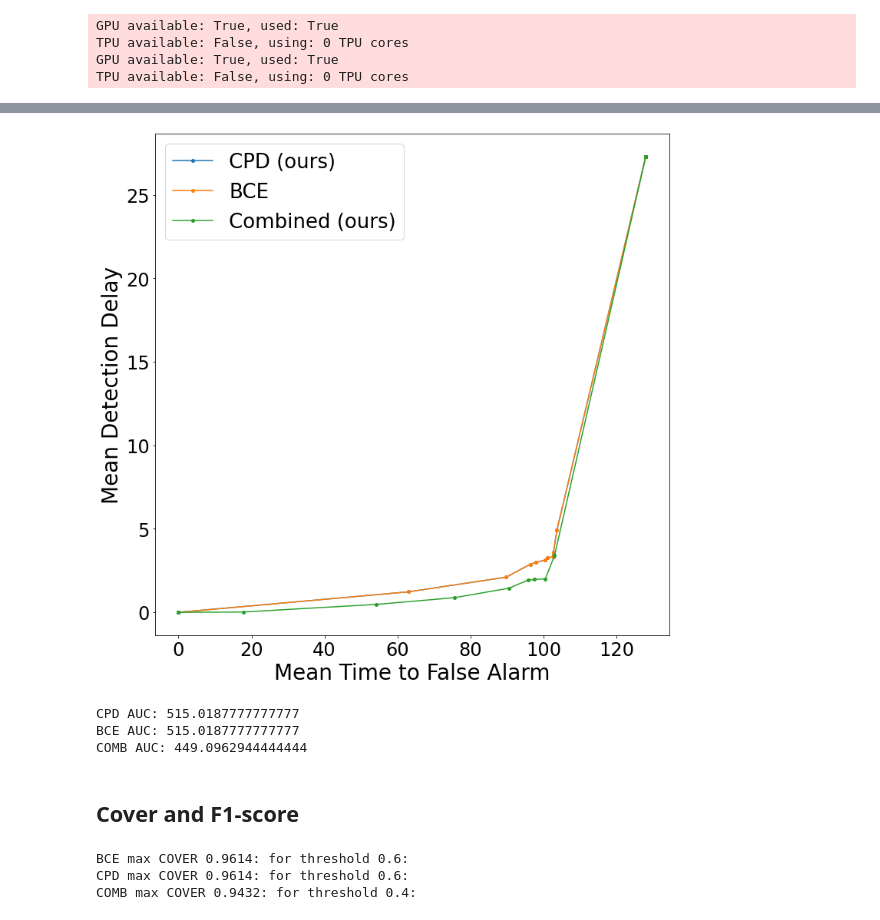
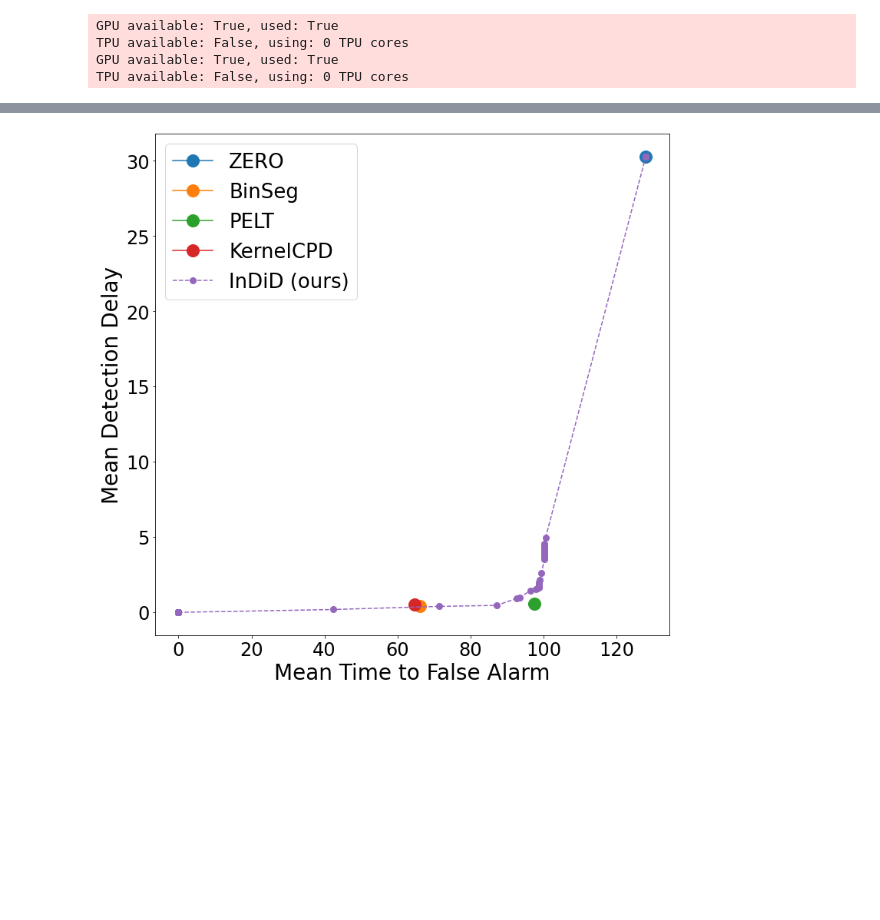
Before and after one commit to romanenkova95/InDiD, a Jupyter notebook: CPD_synthetic_1D.ipynb, the cells around one changed output, grey strips where cells are left out. Drawn from its saved outputs; the diff is of its cells as text; code cells hidden in the pictures; blank space fills up the shorter version.

```diff
--- a/CPD_synthetic_1D.ipynb
+++ b/CPD_synthetic_1D.ipynb
@@ -287,0 +347,2 @@ combined_model_2.to('cuda')
+# %%
+_, delay_list_zero, fp_delay_list_zero = metrics.evaluation_pipeline(zero_model, cpd_model.val_dataloader(), [0.5], device='cuda', verbose=True)
@@ -287,0 +358,2 @@ combined_model_2.to('cuda')
+# %%
+_, delay_list_binseg, fp_delay_list_binseg = metrics.evaluation_pipeline(binseg_model, cpd_model.val_dataloader(), [0.5], device='cuda', verbose=True)
@@ -287,0 +369,2 @@ combined_model_2.to('cuda')
+# %%
+_, delay_list_pelt, fp_delay_list_pelt = metrics.evaluation_pipeline(pelt_model, cpd_model.val_dataloader(), [0.5], device='cuda', verbose=True)
@@ -287,0 +380,2 @@ combined_model_2.to('cuda')
+# %%
+_, delay_list_kernel, fp_delay_list_kernel = metrics.evaluation_pipeline(kernel_model, cpd_model.val_dataloader(), [0.5], device='cuda', verbose=True)
@@ -288,23 +391,18 @@ combined_model_2.to('cuda')
 # %%
 plt.figure(figsize=(12, 12))
-plt.plot(fp_delay_list, delay_list, '-o', markersize=4, label='CPD (ours)')
-plt.plot(fp_delay_list_bce, delay_list_bce, '-o', markersize=4, label='BCE')
-plt.plot(fp_delay_list_comb, delay_list_comb, '-o', markersize=4, label='Combined (ours)')
+plt.plot(fp_delay_list_zero, delay_list_zero, '-o', markersize=16, label='ZERO')
+#plt.plot(fp_delay_list_l2, delay_list_l2, '--o', markersize=8, label='L2')
+plt.plot(fp_delay_list_binseg, delay_list_binseg, '-o', markersize=16, label='BinSeg')
+plt.plot(fp_delay_list_pelt, delay_list_pelt, '-o', markersize=16, label='PELT')
+plt.plot(fp_delay_list_kernel, delay_list_kernel, '-o', markersize=16, label='KernelCPD')
+#plt.plot(fp_delay_list_cpd, delay_list_cpd, '-o', markersize=8, label='CPD (ours)')
+#plt.plot(fp_delay_list_bce, delay_list_bce, '--o', markersize=8, label='BCE')
+plt.plot(fp_delay_list_comb, delay_list_comb, '--o', markersize=8, label='InDiD (ours)')
 
 plt.xlabel('Mean Time to False Alarm', fontsize=28)
 plt.ylabel('Mean Detection Delay', fontsize=28)
 plt.xticks(fontsize=24)
 plt.yticks(fontsize=24)
 plt.legend(loc='upper left', fontsize=26);
 # %% [output]
-[figure, old version]
+[figure, new version]
-# %%
-print('CPD AUC:', metrics.area_under_graph(delay_list, fp_delay_list))
-print('BCE AUC:', metrics.area_under_graph(delay_list_bce, fp_delay_list_bce))
-print('COMB AUC:', metrics.area_under_graph(delay_list_comb, fp_delay_list_comb))
-# %% [output]
-CPD AUC: 515.0187777777777
-BCE AUC: 515.0187777777777
-COMB AUC: 449.0962944444444
-# %% [markdown]
-## Cover and F1-score
@@ -325,16 +408,0 @@ for th in threshold_list:
-# %%
-metrics_dict = cpd_cover_dict
-print('BCE max COVER {}: for threshold {}:'.format(round(metrics_dict[max(metrics_dict, key=metrics_dict.get)], 4),
-                                               max(metrics_dict, key=metrics_dict.get)))
-
-metrics_dict = bce_cover_dict
-print('CPD max COVER {}: for threshold {}:'.format(round(metrics_dict[max(metrics_dict, key=metrics_dict.get)], 4),
-                                               max(metrics_dict, key=metrics_dict.get)))
-
-metrics_dict = comb_cover_dict
-print('COMB max COVER {}: for threshold {}:'.format(round(metrics_dict[max(metrics_dict, key=metrics_dict.get)], 4),
-                                               max(metrics_dict, key=metrics_dict.get)))
-# %% [output]
-BCE max COVER 0.9614: for threshold 0.6:
-CPD max COVER 0.9614: for threshold 0.6:
-COMB max COVER 0.9432: for threshold 0.4:
```
Also changed, not shown: parts of 37 cells of this notebook, 22 other files.
